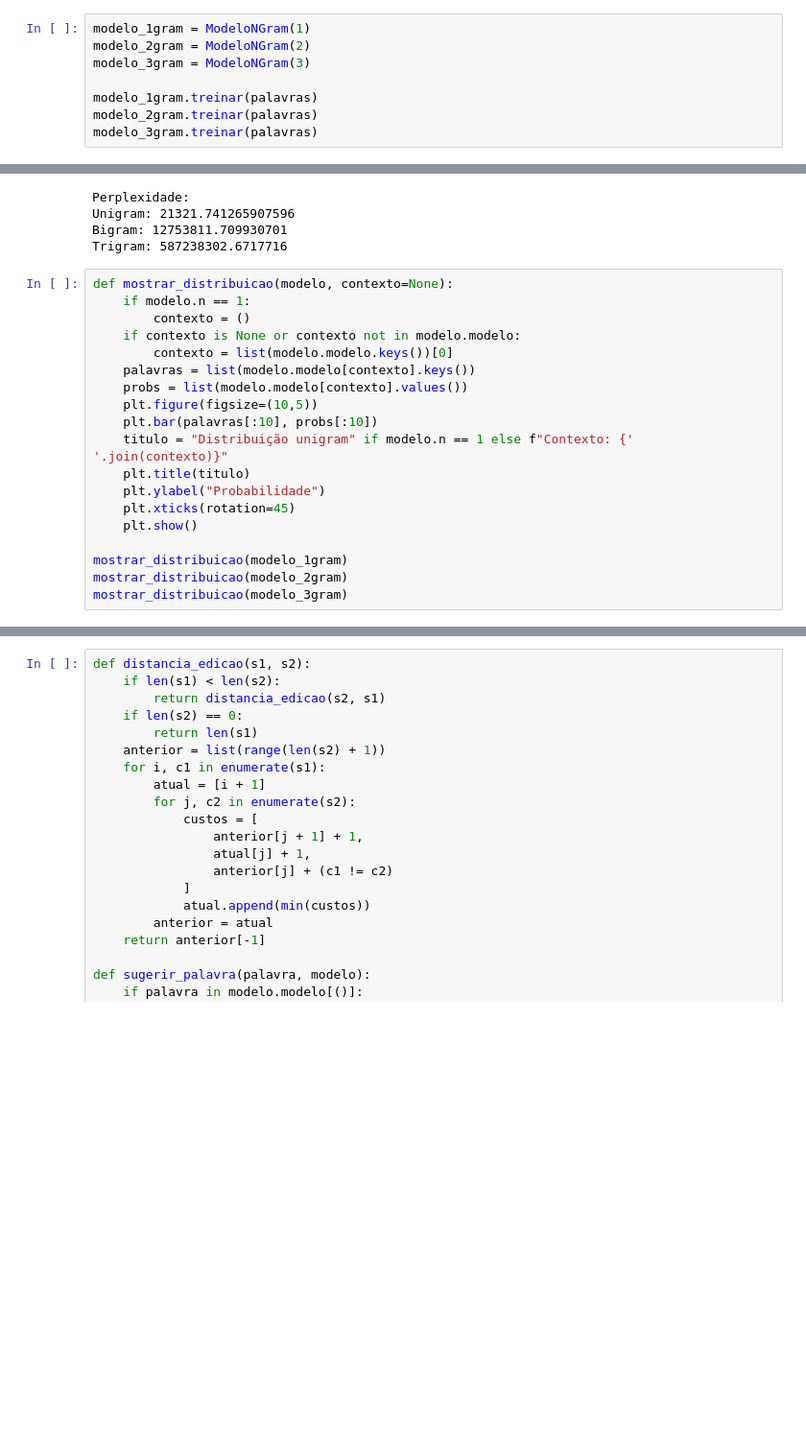
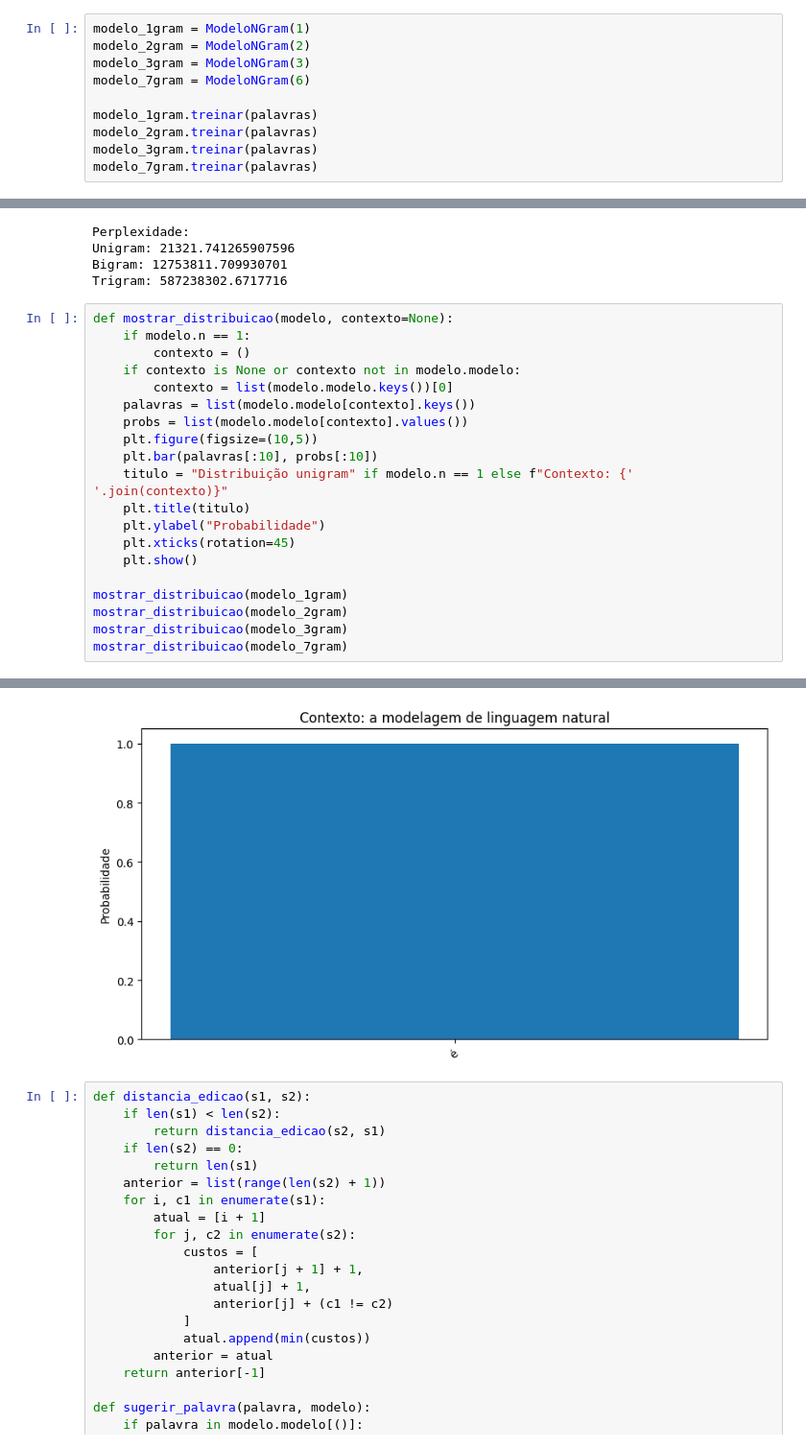
Before and after one commit to teussilva/teus.silva.4na, a Jupyter notebook: aula7/aula7.ipynb, the cells around one changed output, grey strips where cells are left out. Shown at 96% size. Drawn from its saved outputs; the diff is of its cells as text; blank space fills up the shorter version.

```diff
--- a/aula7/aula7.ipynb
+++ b/aula7/aula7.ipynb
@@ -75,10 +75,12 @@ class ModeloNGram:
 modelo_1gram = ModeloNGram(1)
 modelo_2gram = ModeloNGram(2)
 modelo_3gram = ModeloNGram(3)
+modelo_7gram = ModeloNGram(6)
 
 modelo_1gram.treinar(palavras)
 modelo_2gram.treinar(palavras)
 modelo_3gram.treinar(palavras)
+modelo_7gram.treinar(palavras)
 # %%
 def calcular_perplexidade(modelo, texto_teste):
     tokens = limpar_texto(texto_teste).split()
@@ -109,26 +111,28 @@ Trigram: 587238302.6717716
 # %%
 def mostrar_distribuicao(modelo, contexto=None):
     if modelo.n == 1:
         contexto = ()
     if contexto is None or contexto not in modelo.modelo:
         contexto = list(modelo.modelo.keys())[0]
     palavras = list(modelo.modelo[contexto].keys())
     probs = list(modelo.modelo[contexto].values())
     plt.figure(figsize=(10,5))
     plt.bar(palavras[:10], probs[:10])
     titulo = "Distribuição unigram" if modelo.n == 1 else f"Contexto: {' '.join(contexto)}"
     plt.title(titulo)
     plt.ylabel("Probabilidade")
     plt.xticks(rotation=45)
     plt.show()
 
 mostrar_distribuicao(modelo_1gram)
 mostrar_distribuicao(modelo_2gram)
 mostrar_distribuicao(modelo_3gram)
+mostrar_distribuicao(modelo_7gram)
 # %% [output]
 [figure]
 [figure]
 [figure]
+[figure, added]
 # %%
 def distancia_edicao(s1, s2):
     if len(s1) < len(s2):
```
Also changed, not shown: parts of 4 cells of this notebook, 1 other file.
